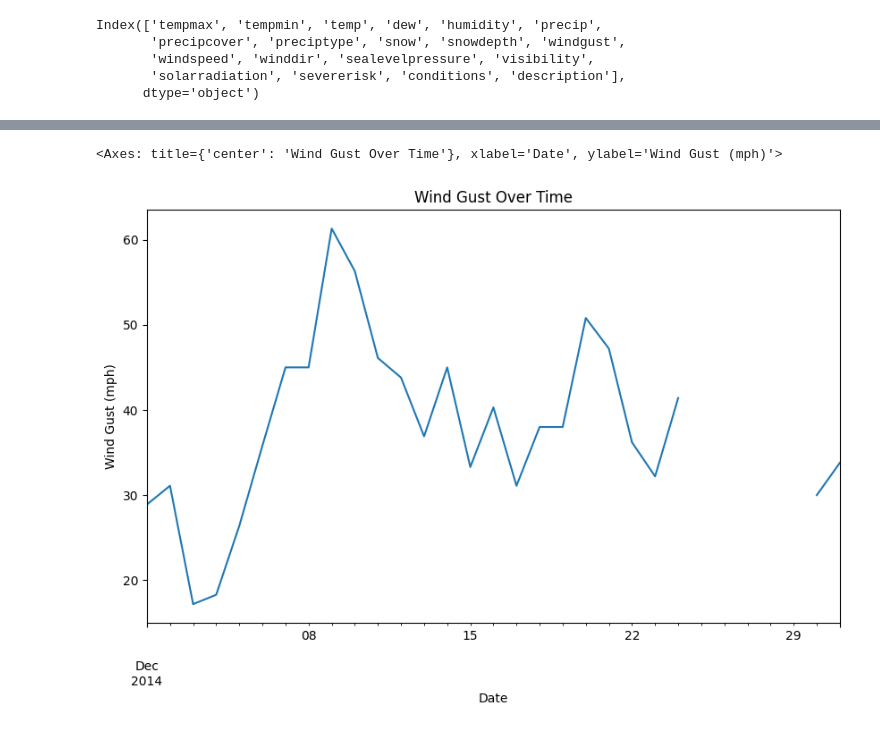
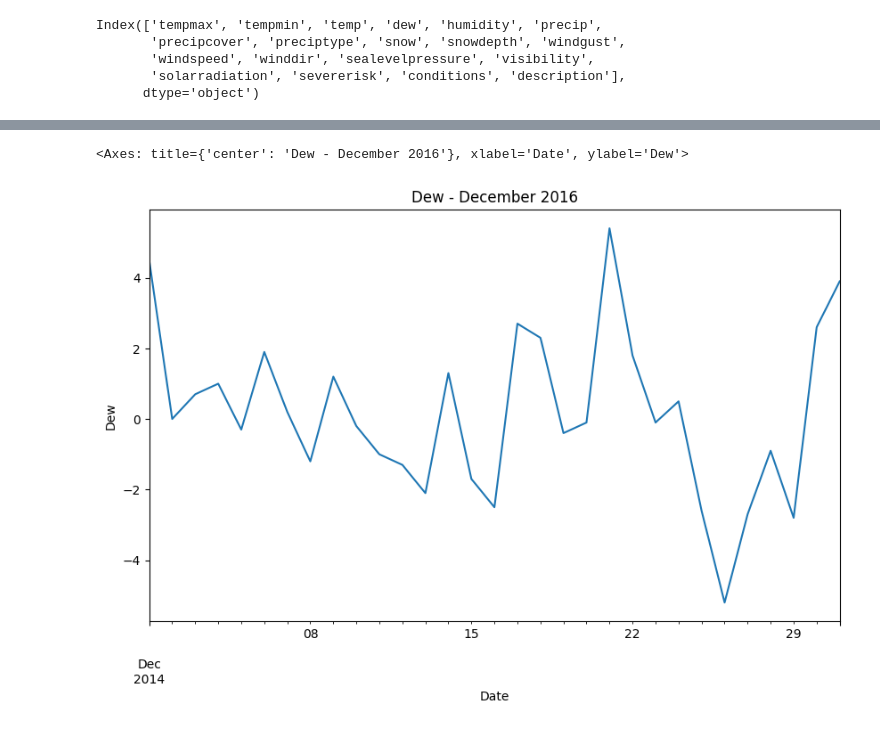
Before and after one commit to neilmartindev/shepd-eda, a Jupyter notebook: nafirs-shepd-eda.ipynb, the cells around one changed output, grey strips where cells are left out. Cells and saved outputs as stored; diff of their text form; code cells hidden in the pictures.

```diff
--- a/nafirs-shepd-eda.ipynb
+++ b/nafirs-shepd-eda.ipynb
@@ -233,5 +260,5 @@ braemar_df['windspeed'].plot(figsize=(10,6), title="Windspeed Over Time", ylabel
 # %%
-braemar_df['windgust'].plot(figsize=(10,6), title="Wind Gust Over Time", ylabel="Wind Gust (mph)", xlabel="Date")
+braemar_df['dew'].plot(figsize=(10,6), title="Dew - December 2016", ylabel="Dew", xlabel="Date")
 # %% [output]
-<Axes: title={'center': 'Wind Gust Over Time'}, xlabel='Date', ylabel='Wind Gust (mph)'>
+<Axes: title={'center': 'Dew - December 2016'}, xlabel='Date', ylabel='Dew'>
-[figure, old version]
+[figure, new version]
```
Also changed, not shown: parts of 7 cells of this notebook.
